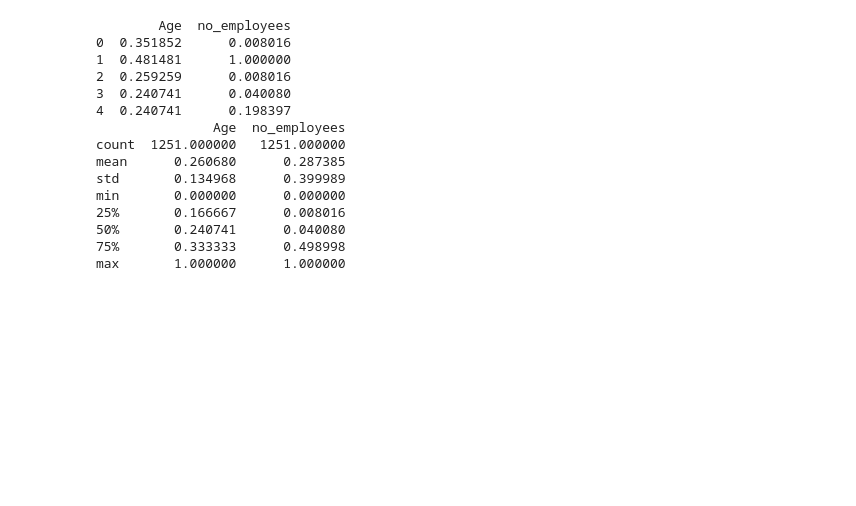
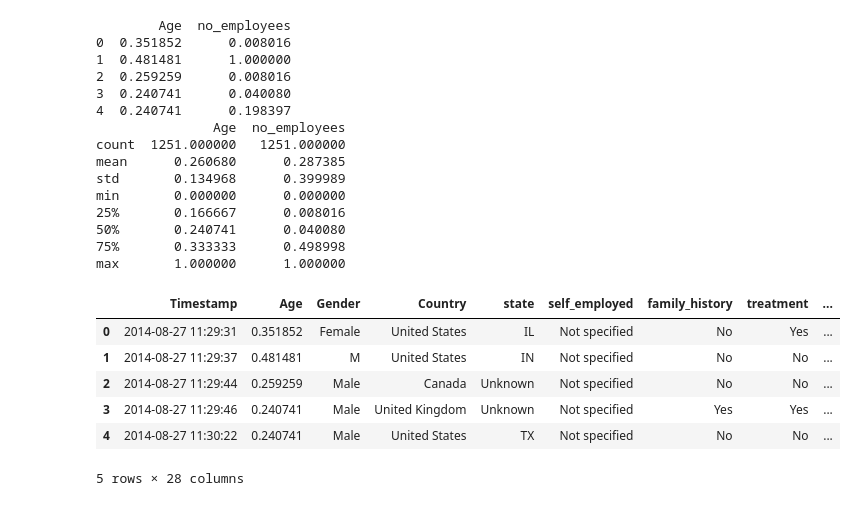
Before and after one commit to Savindi2002/Mental-Health-in-Tech, a Jupyter notebook: notebooks/data_exploration.ipynb, the cells around one changed output. Drawn from its saved outputs; the diff is of its cells as text; code cells hidden in the pictures; blank space fills up the shorter version.

```diff
--- a/notebooks/data_exploration.ipynb
+++ b/notebooks/data_exploration.ipynb
@@ -309,3 +309,13 @@ min       0.000000      0.000000
 50%       0.240741      0.040080
 75%       0.333333      0.498998
 max       1.000000      1.000000
+# %%
+df.head()
+# %% [output]
+|  | Timestamp | Age | Gender | Country | state | self_employed | family_history | treatment | ... |
+| 0 | 2014-08-27 11:29:31 | 0.351852 | Female | United States | IL | Not specified | No | Yes | ... |
+| 1 | 2014-08-27 11:29:37 | 0.481481 | M | United States | IN | Not specified | No | No | ... |
+| 2 | 2014-08-27 11:29:44 | 0.259259 | Male | Canada | Unknown | Not specified | No | No | ... |
+| 3 | 2014-08-27 11:29:46 | 0.240741 | Male | United Kingdom | Unknown | Not specified | Yes | Yes | ... |
+| 4 | 2014-08-27 11:30:22 | 0.240741 | Male | United States | TX | Not specified | No | No | ... |
+5 rows × 28 columns
```
Also changed, not shown: parts of 1 cell of this notebook.
